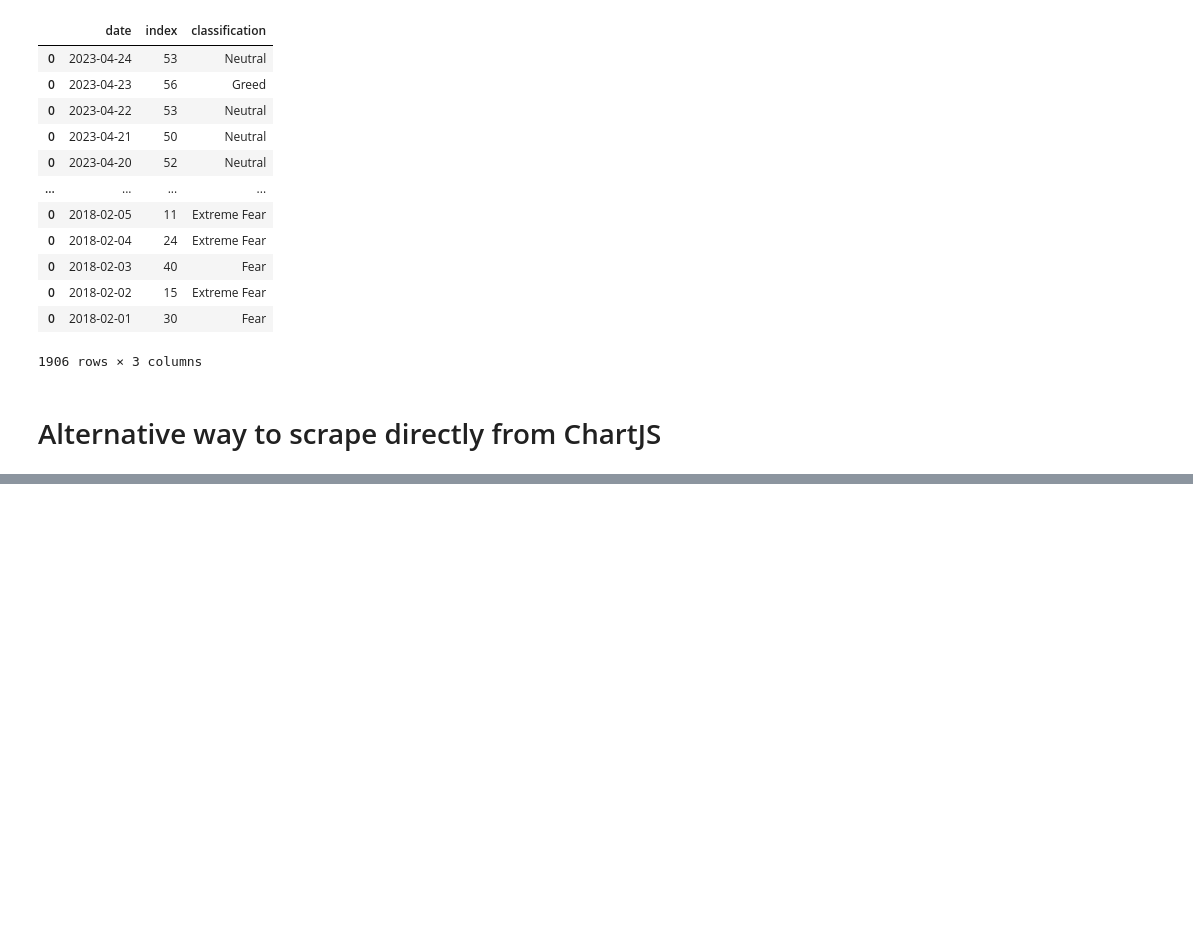
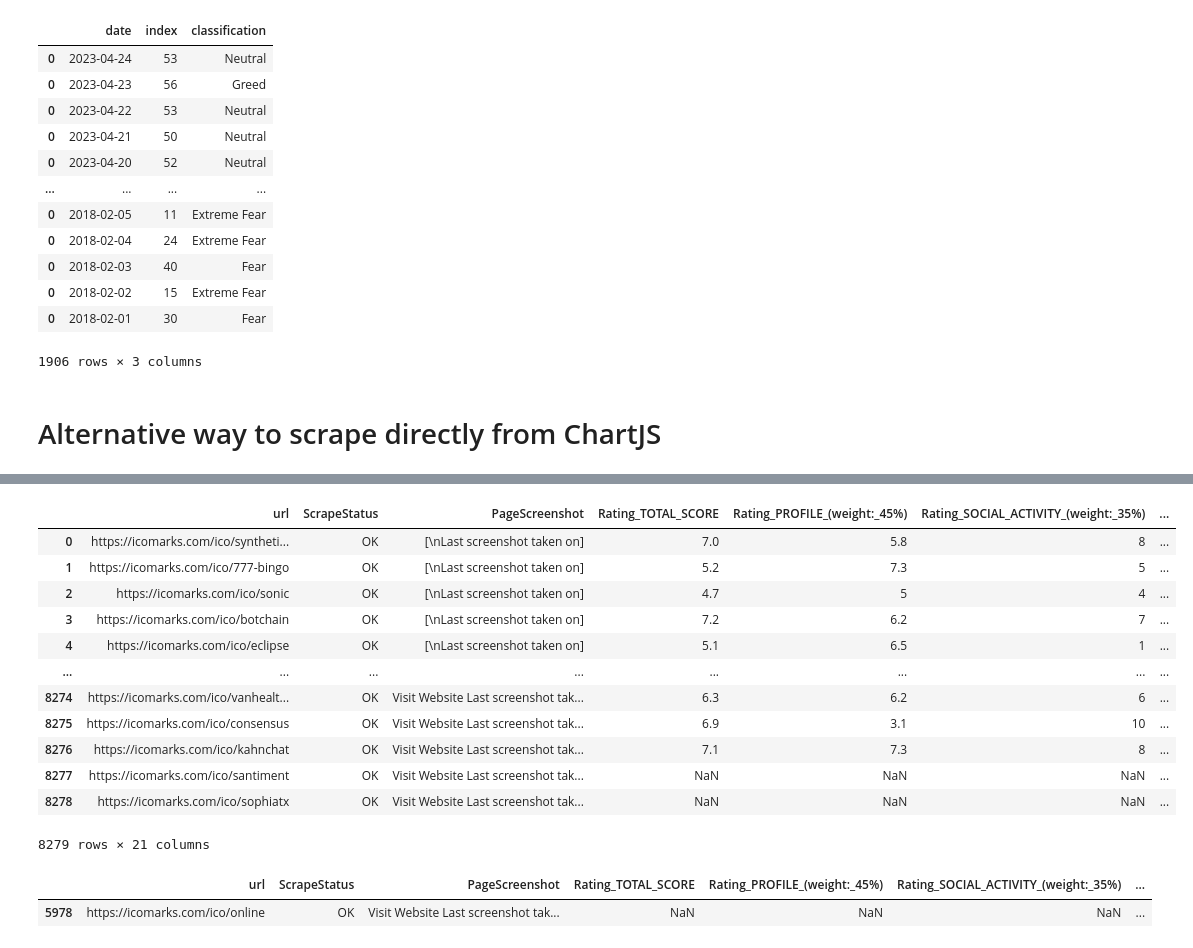
Before and after one commit to AleBitetto/ICOs, a Jupyter notebook: 4 - Download Crypto Fear & Greed Index.ipynb, the cells around one changed output, grey strips where cells are left out. Cells and saved outputs as stored; diff of their text form; code cells hidden in the pictures; blank space fills up the shorter version.

```diff
--- a/4 - Download Crypto Fear & Greed Index.ipynb
+++ b/4 - Download Crypto Fear & Greed Index.ipynb
@@ -84,0 +581,17 @@ for data in downloaded_data:
+# %%
+pd.set_option('display.max_columns', None)
+formatted_df
+# %% [output]
+|  | url | ScrapeStatus | PageScreenshot | Rating_TOTAL_SCORE | Rating_PROFILE_(weight:_45%) | Rating_SOCIAL_ACTIVITY_(weight:_35%) | ... |
+| 0 | https://icomarks.com/ico/syntheti... | OK | [\nLast screenshot taken on] | 7.0 | 5.8 | 8 | ... |
+| 1 | https://icomarks.com/ico/777-bingo | OK | [\nLast screenshot taken on] | 5.2 | 7.3 | 5 | ... |
+| 2 | https://icomarks.com/ico/sonic | OK | [\nLast screenshot taken on] | 4.7 | 5 | 4 | ... |
+| 3 | https://icomarks.com/ico/botchain | OK | [\nLast screenshot taken on] | 7.2 | 6.2 | 7 | ... |
+| 4 | https://icomarks.com/ico/eclipse | OK | [\nLast screenshot taken on] | 5.1 | 6.5 | 1 | ... |
+| ... | ... | ... | ... | ... | ... | ... | ... |
+| 8274 | https://icomarks.com/ico/vanhealt... | OK | Visit Website Last screenshot tak... | 6.3 | 6.2 | 6 | ... |
+| 8275 | https://icomarks.com/ico/consensus | OK | Visit Website Last screenshot tak... | 6.9 | 3.1 | 10 | ... |
+| 8276 | https://icomarks.com/ico/kahnchat | OK | Visit Website Last screenshot tak... | 7.1 | 7.3 | 8 | ... |
+| 8277 | https://icomarks.com/ico/santiment | OK | Visit Website Last screenshot tak... | NaN | NaN | NaN | ... |
+| 8278 | https://icomarks.com/ico/sophiatx | OK | Visit Website Last screenshot tak... | NaN | NaN | NaN | ... |
+8279 rows × 21 columns
@@ -84,0 +605,7 @@ for data in downloaded_data:
+# %%
+pd.set_option('display.max_columns', None)
+aa=scrape_df[scrape_df.url=='https://icomarks.com/ico/online']
+aa
+# %% [output]
+|  | url | ScrapeStatus | PageScreenshot | Rating_TOTAL_SCORE | Rating_PROFILE_(weight:_45%) | Rating_SOCIAL_ACTIVITY_(weight:_35%) | ... |
+| 5978 | https://icomarks.com/ico/online | OK | Visit Website Last screenshot tak... | NaN | NaN | NaN | ... |
```
Also changed, not shown: parts of 33 cells of this notebook, 4 other files.
